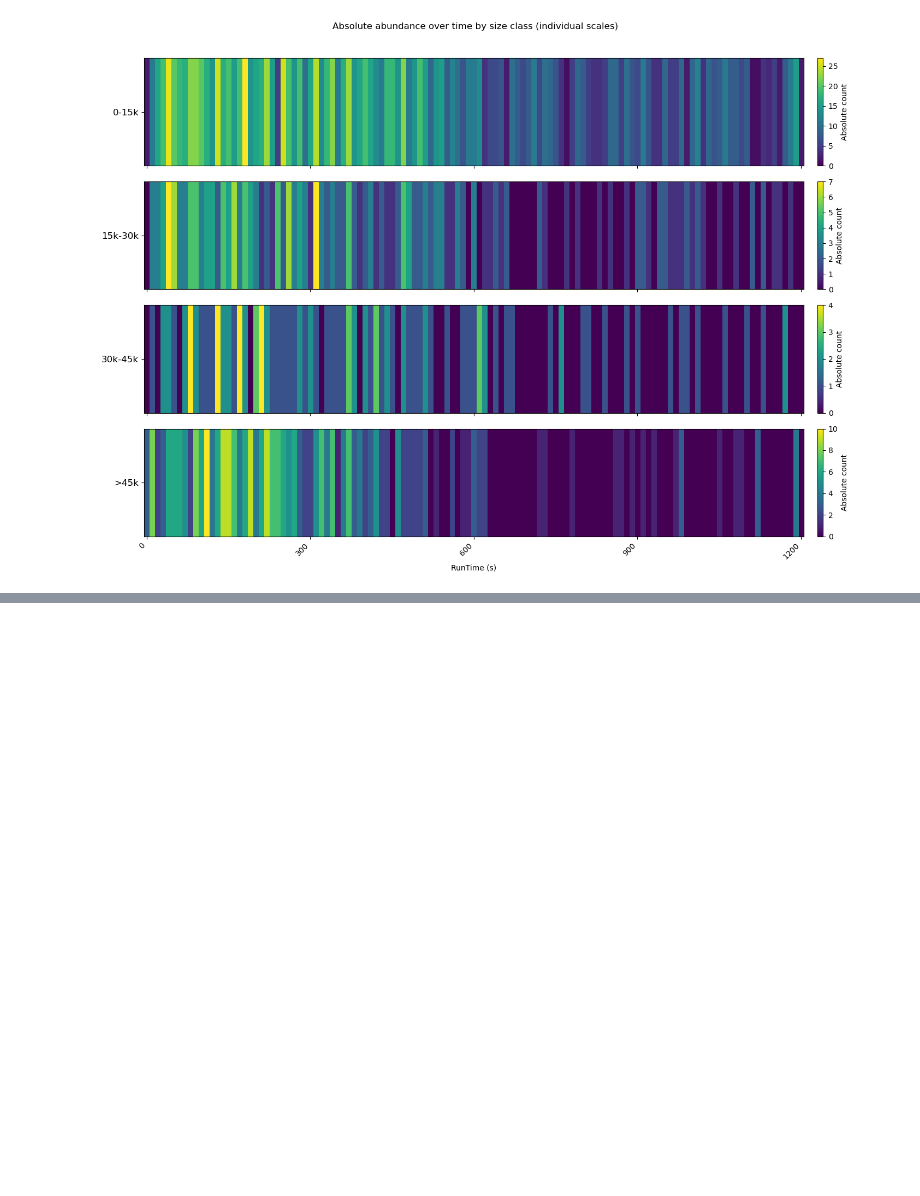
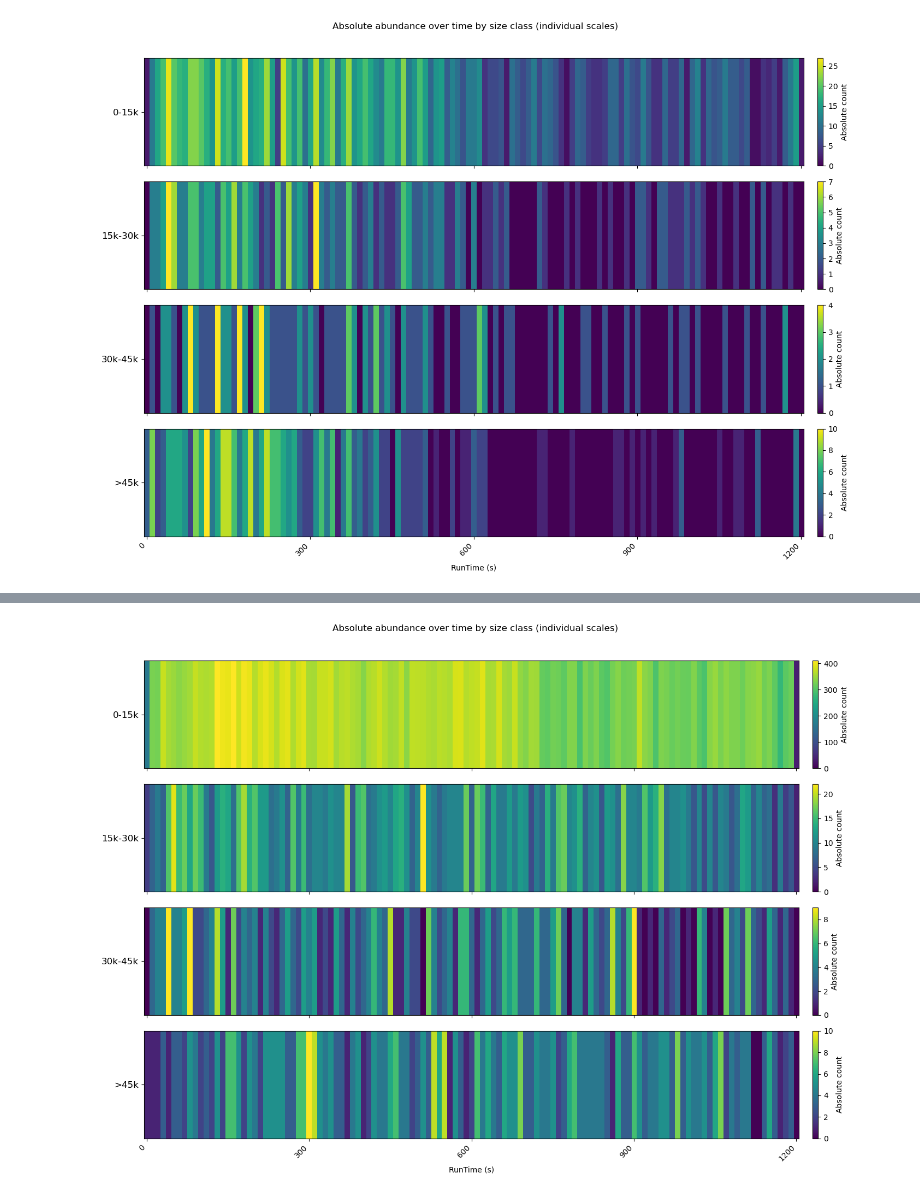
Before and after one commit to michaelstaiger/IFCBParticleSize, a Jupyter notebook: EmpyricalAnalysis/Notebooks/ExploringLookTimeandClassProb.ipynb, the cells around one changed output, grey strips where cells are left out. Saved outputs shown, nothing was run; the diff lists cells and outputs as text; code cells hidden in the pictures; blank space fills up the shorter version.

Commit message:
adding somre more analysis of the size class distributibution and seperating out the look time analysis

```diff
--- a/EmpyricalAnalysis/Notebooks/ExploringLookTimeandClassProb.ipynb
+++ b/EmpyricalAnalysis/Notebooks/ExploringLookTimeandClassProb.ipynb
@@ -1469,0 +1470,9 @@ plt.show()
+# %%
+aggregate_Cosmic = aggregate_ifcb_area_over_time(
+    "../IFCBData/CosmicData/",
+    size_bins=[0, 15000, 30000, 45000, np.inf],
+    size_labels=['0-15k','15k-30k','30k-45k','>45k'],
+    time_bin_size=10
+)
+
+print(aggregate_Cosmic.head())
@@ -1469,0 +1497,72 @@ plt.show()
+# %%
+import numpy as np
+import matplotlib.pyplot as plt
+import pandas as pd
+
+# --- If you already have `aggregate_pivot` as a DataFrame, start here ---
+# Rows: RoiArea_bin (e.g., '0-15k', '15k-30k', ...)
+# Cols: RunTime_bin (e.g., 0, 10, 20, ...)
+
+# Ensure time-bin columns are numeric and sorted
+def to_numeric_time_cols(dfi: pd.DataFrame) -> pd.DataFrame:
+    numeric = {}
+    for c in dfi.columns:
+        try:
+            numeric[int(c)] = dfi[c]
+        except Exception:
+            try:
+                numeric[int(float(c))] = dfi[c]
+            except Exception:
+                # Drop anything that can't be interpreted as a number
+                pass
+    out = pd.DataFrame(numeric, index=dfi.index).sort_index(axis=1)
+    return out
+
+df_num = to_numeric_time_cols(aggregate_Cosmic) ### <-- insert your dataframe here - agregate pivot output
+
+# --- Plot: one strip per size class, each with its own colorbar ---
+tick_interval = 300  # label every 300 seconds on the bottom axis
+
+n_bins = len(df_num.index)
+fig, axes = plt.subplots(n_bins, 1, figsize=(14, 2.5 * n_bins), sharex=True)
+
+if n_bins == 1:
+    axes = [axes]
+
+cols = df_num.columns.to_numpy()
+
+for i, (size_class, ax) in enumerate(zip(df_num.index, axes)):
+    data = df_num.loc[size_class].values[np.newaxis, :]  # shape (1, n_time_bins)
+
+    # Independent color scale per strip
+    vmax = float(np.nanmax(data)) if np.isfinite(np.nanmax(data)) else 0.0
+    im = ax.imshow(data, aspect="auto", cmap="viridis", vmin=0, vmax=vmax if vmax > 0 else 1)
+
+    # Y label = size class
+    ax.set_yticks([0])
+    ax.set_yticklabels([size_class], rotation=0, fontsize=12)
+
+    # X ticks only on bottom plot
+    if i == n_bins - 1:
+        tick_pos = [j for j, t in enumerate(cols) if isinstance(t, (int, np.integer)) and t % tick_interval == 0]
+        tick_lab = [cols[j] for j in tick_pos]
+        if not tick_pos:  # fallback if no multiples of tick_interval
+            n_show = min(10, len(cols))
+            tick_pos = np.linspace(0, len(cols) - 1, n_show, dtype=int).tolist()
+            tick_lab = [int(cols[j]) for j in tick_pos]
+        ax.set_xticks(tick_pos)
+        ax.set_xticklabels(tick_lab, rotation=45, ha="right")
+        ax.set_xlabel("RunTime (s)")
+    else:
+        ax.set_xticks([])
+
+    # Individual colorbar
+    cbar = plt.colorbar(im, ax=ax, orientation="vertical", fraction=0.02, pad=0.02)
+    cbar.set_label("Absolute count")
+
+plt.suptitle("Absolute abundance over time by size class (individual scales)", y=1.02)
+plt.tight_layout()
+#plt.savefig('../AlexandriumTest/figs/SizeClassBinHeatmap.png')
+plt.show()
+# %% [output]
+[figure, added]
```
Also changed, not shown: parts of 9 cells of this notebook, 1 other file.
